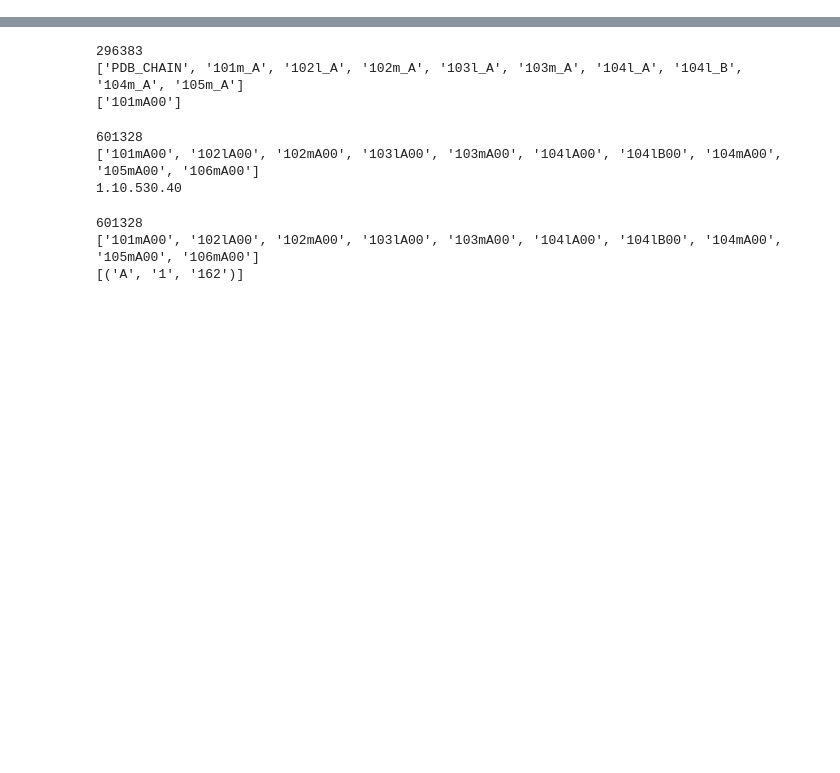
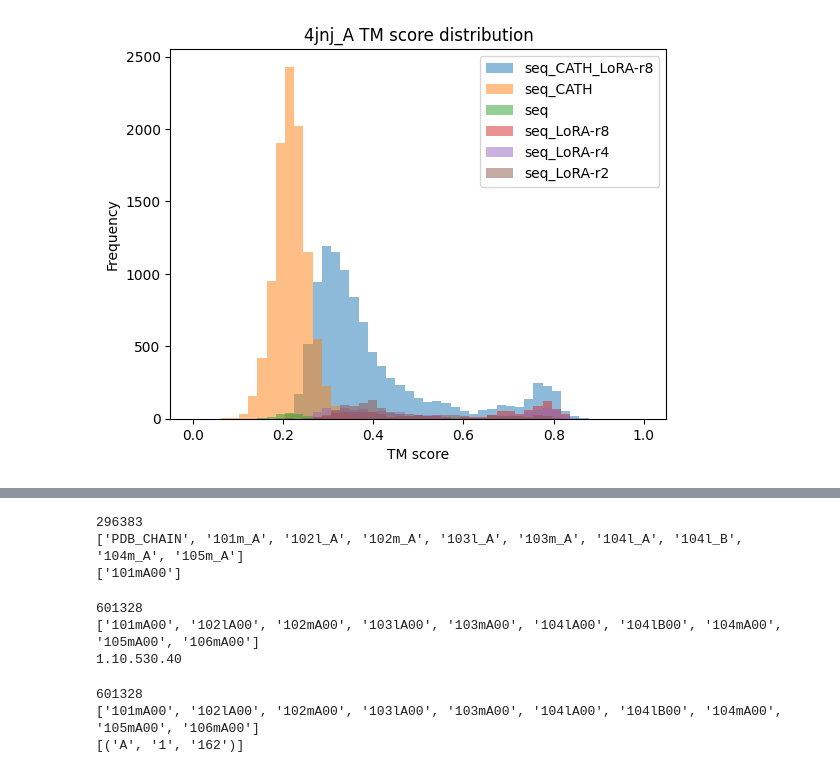
Before and after one commit to Yuwan3154/proteina, a Jupyter notebook: proteina.ipynb, the cells around one changed output, grey strips where cells are left out. Cells and saved outputs as stored; diff of their text form; code cells hidden in the pictures; blank space fills up the shorter version.

```diff
--- a/proteina.ipynb
+++ b/proteina.ipynb
@@ -9,3 +9,24 @@ import torch
 from proteinfoundation.datasets.transforms import CATHLabelTransform
 from tqdm import tqdm
 from matplotlib import pyplot as plt
+# %%
+seq_cath_lora_r8_aln_df = pd.read_csv("/home/jupyter-chenxi/proteina/inference/inference_seq_cath_cond_sampling_21-seq_lora-r8/4jnj_A/aln.tsv", sep="\t")
+seq_cath_aln_df = pd.read_csv("/home/jupyter-chenxi/proteina/inference/inference_seq_cath_cond_sampling_21-seq/4jnj_A/aln.tsv", sep="\t")
+seq_aln_df = pd.read_csv("/home/jupyter-chenxi/proteina/inference/inference_seq_cond_sampling_21-seq/4jnj_A/aln.tsv", sep="\t")
+seq_lora_r8_aln_df = pd.read_csv("/home/jupyter-chenxi/proteina/inference/inference_seq_cond_sampling_21-seq_lora-r8/4jnj_A/aln.tsv", sep="\t")
+seq_lora_r4_aln_df = pd.read_csv("/home/jupyter-chenxi/proteina/inference/inference_seq_cond_sampling_21-seq_lora-r4/4jnj_A/aln.tsv", sep="\t")
+seq_lora_r2_aln_df = pd.read_csv("/home/jupyter-chenxi/proteina/inference/inference_seq_cond_sampling_21-seq_lora-r2/4jnj_A/aln.tsv", sep="\t")
+# %%
+plt.hist(seq_cath_lora_r8_aln_df["TM1"].to_numpy(), alpha=0.5, bins=np.linspace(0, 1, 50), label="seq_CATH_LoRA-r8")
+plt.hist(seq_cath_aln_df["TM1"].to_numpy(), alpha=0.5, bins=np.linspace(0, 1, 50), label="seq_CATH")
+plt.hist(seq_aln_df["TM1"].to_numpy(), alpha=0.5, bins=np.linspace(0, 1, 50), label="seq")
+plt.hist(seq_lora_r8_aln_df["TM1"].to_numpy(), alpha=0.5, bins=np.linspace(0, 1, 50), label="seq_LoRA-r8")
+plt.hist(seq_lora_r4_aln_df["TM1"].to_numpy(), alpha=0.5, bins=np.linspace(0, 1, 50), label="seq_LoRA-r4")
+plt.hist(seq_lora_r2_aln_df["TM1"].to_numpy(), alpha=0.5, bins=np.linspace(0, 1, 50), label="seq_LoRA-r2")
+plt.xlabel("TM score")
+plt.ylabel("Frequency")
+plt.title("4jnj_A TM score distribution")
+plt.legend()
+plt.show()
+# %% [output]
+[figure, added]
```
Also changed, not shown: parts of 5 cells of this notebook, 24 other files.
